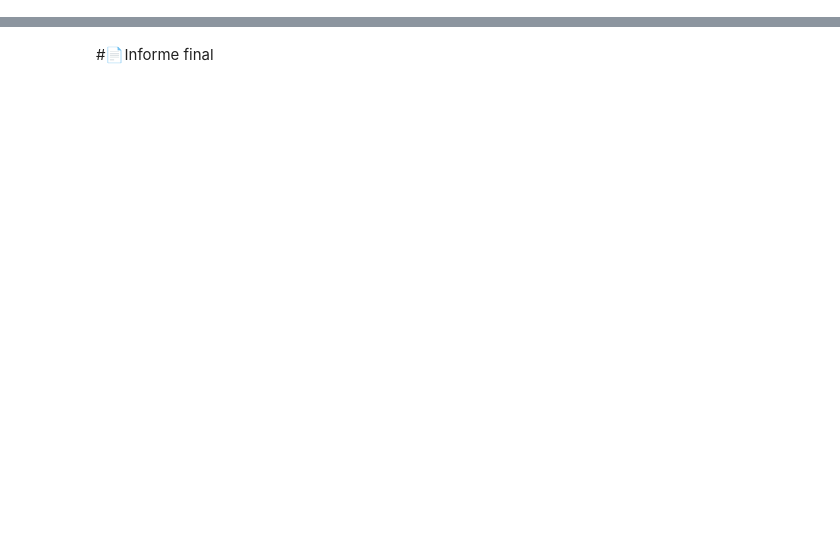
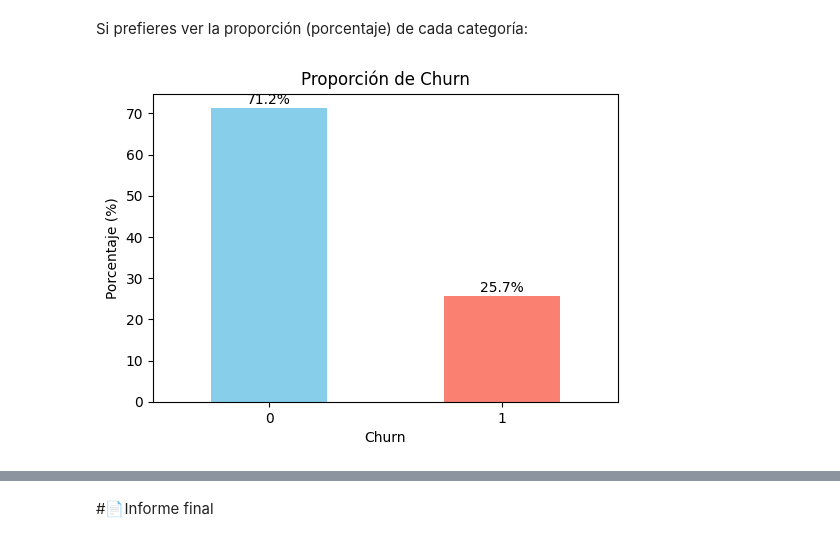
Before and after one commit to MUXULCRACK/Challenge2_Data_Science, a Jupyter notebook: TelecomX_LATAM.ipynb, the cells around one changed output, grey strips where cells are left out. Drawn from its saved outputs; the diff is of its cells as text; code cells hidden in the pictures; blank space fills up the shorter version.

```diff
--- a/TelecomX_LATAM.ipynb
+++ b/TelecomX_LATAM.ipynb
@@ -8,0 +278,5 @@
+# %%
+df_T['Churn'] = df_T['Churn'].replace(r'^\s*$', pd.NA, regex=True)
+# %%
+df_T['Churn'] = df_T['Churn'].astype('string')
+df_T.info()
@@ -8,0 +330,3 @@
+# %%
+df_T['Cuentas_Diarias'] = df_T['account_Charges_Monthly'] / 30
+df_T.head()
@@ -8,0 +345,9 @@
+# %%
+# 1. Normalizar texto
+df_T['Churn'] = df_T['Churn'].str.strip().str.lower()
+
+# 2. Mapear a binario
+df_T['Churn'] = df_T['Churn'].map({'yes': 1, 'no': 0})
+
+df_T['Churn'] = df_T['Churn'].astype('Int64')
+df_T.head()
@@ -8,0 +416,20 @@
+# %% [markdown]
+Si prefieres ver la proporción (porcentaje) de cada categoría:
+# %%
+# Calcular porcentajes
+totales = df_T['Churn'].value_counts()
+porcentajes = 100 * totales / len(df_T)
+
+# Plot con pandas y mostrar etiquetas
+ax = porcentajes.plot(kind='bar', figsize=(6,4), color=['skyblue', 'salmon'])
+ax.set_ylabel('Porcentaje (%)')
+ax.set_title('Proporción de Churn')
+
+# Etiquetas con porcentaje
+for idx, val in enumerate(porcentajes):
+    ax.text(idx, val + 1, f'{val:.1f}%', ha='center')
+
+plt.xticks(rotation=0)
+plt.show()
+# %% [output]
+[figure, added]
```
Also changed, not shown: parts of 99 cells of this notebook.
